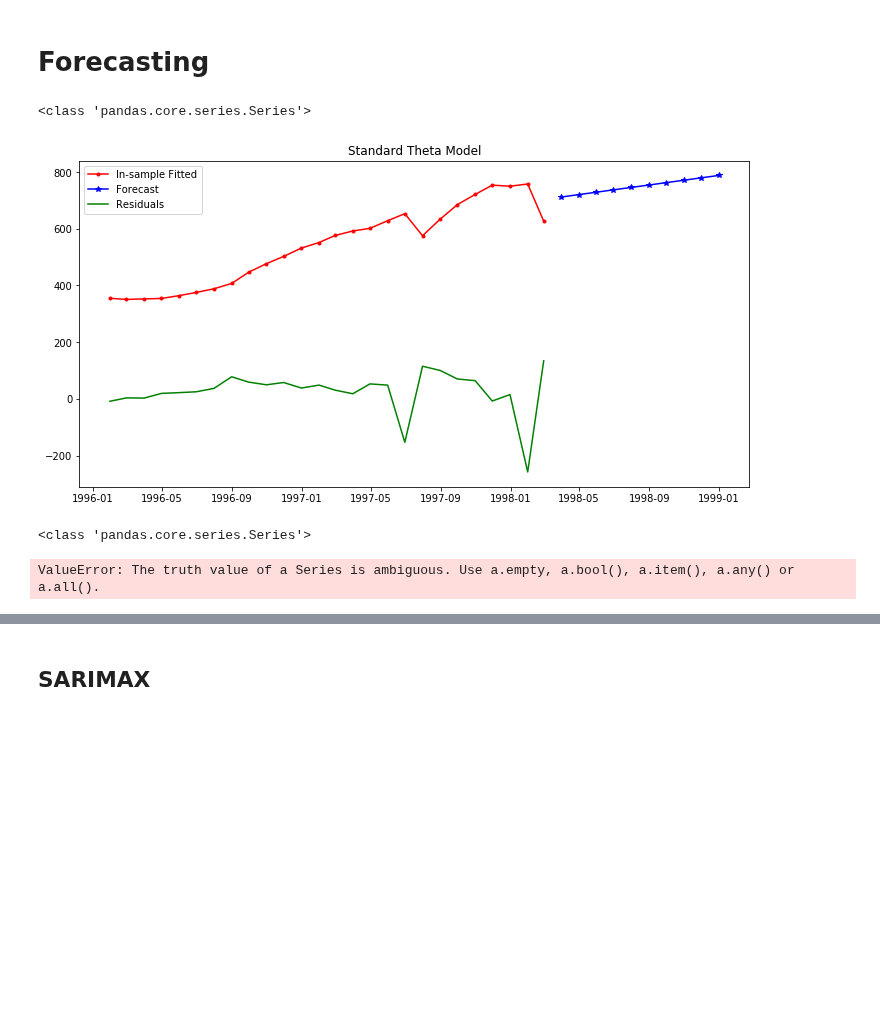
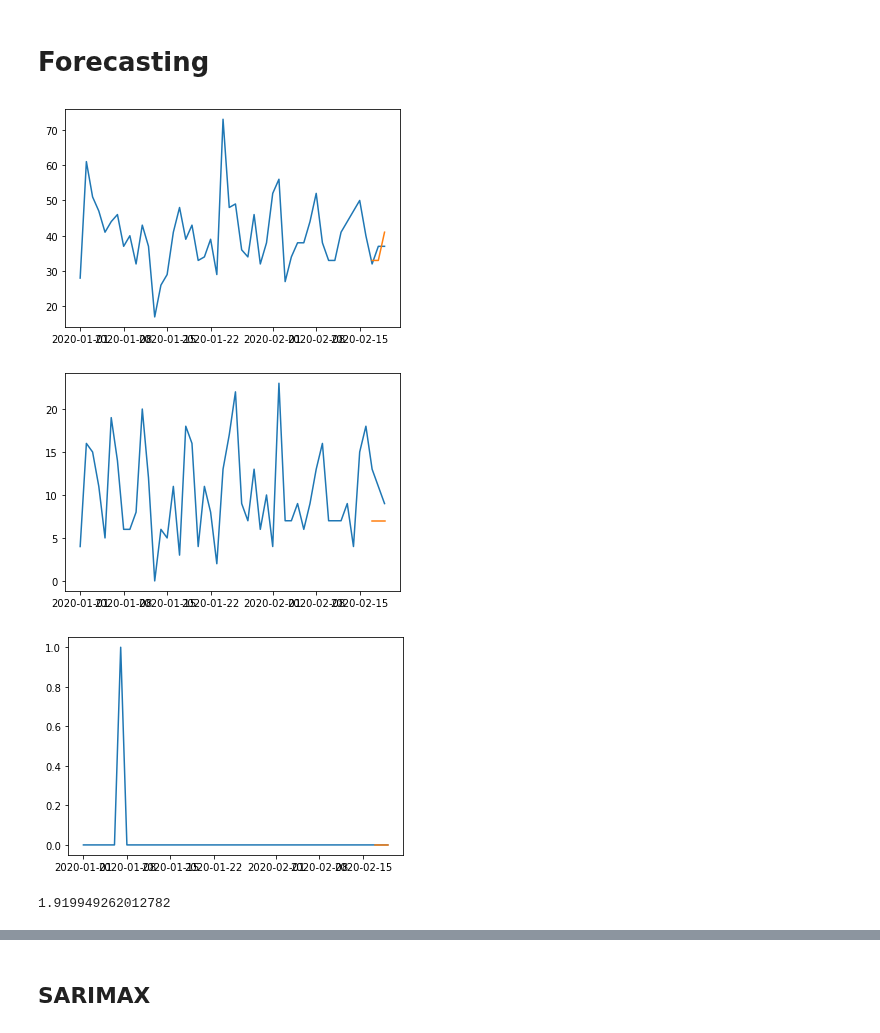
Before and after one commit to dejohansson/veritas, a Jupyter notebook: Veritas.ipynb, the cells around one changed output, grey strips where cells are left out. Drawn from its saved outputs; the diff is of its cells as text; code cells hidden in the pictures; blank space fills up the shorter version.

Commit message:
Forecasting results

```diff
--- a/Veritas.ipynb
+++ b/Veritas.ipynb
@@ -786,6 +779,29 @@ start, end = get_intervals(TSF, pd.Timedelta(8, unit="W"))[0]
 window = TSF[(TSF.index.get_level_values("date") > start) & (TSF.index.get_level_values("date") <= end)]
 formatted_window = format_ts(window, start, end, "24H", [], flatten=False, normalize=False)
 grp = formatted_window.groupby(level="device_id")
+# %%
+from sklearn.metrics import mean_squared_error
+for _, device in grp:
+    train = device.iloc[-10:-3]
+    test = device.iloc[-3:]
+    pred = sarimax(train, 3).set_index(test.index)
+    plt.plot(device["num_orders"].reset_index(level = ["store_id", "device_id"], drop=True))
+    plt.plot(pred["num_orders"].reset_index(level = ["store_id", "device_id"], drop=True))
+    plt.show()
+    plt.plot(device["product_256"].reset_index(level = ["store_id", "device_id"], drop=True))
+    plt.plot(pred["product_256"].reset_index(level = ["store_id", "device_id"], drop=True))
+    plt.show()
+    plt.plot(device["product_131"].reset_index(level = ["store_id", "device_id"], drop=True))
+    plt.plot(pred["product_131"].reset_index(level = ["store_id", "device_id"], drop=True))
+    plt.show()
+
+    print(mean_squared_error(test, pred, squared=False, multioutput="uniform_average"))
+    break
+# %% [output]
+[figure, added]
+[figure, added]
+[figure, added]
+1.919949262012782
 # %%
 from statsmodels.tsa.vector_ar.var_model import VAR
 #from statsmodels.tsa.arima.model import ARIMA
@@ -839,57 +875,6 @@ def var(train, n_steps):
     var_forecast = model_fit.forecast(model_fit.y, steps=n_steps)
     pred.update(pd.DataFrame(var_forecast, columns=other_cols, index=pred.index))
     return pred
-# %%
-from theta_model import sesThetaF
-val = [346.6565,  354.4733,  355.663 ,  373.6322,  386.2713,
-  400.5881, 425.3325,  485.1494,  506.0482,  526.792 ,
-  560.2689,  570.211, 600.12, 607.23, 610.23,
-  654.27, 676.89, 500.24, 690.56, 734.23,
-  755.23, 785.23, 746.217, 765.23, 500.23, 761.25]
-
-index= pd.date_range(start='01-01-1996', end='02-28-1998', freq='M')
-data = pd.Series(val, index)
-print(type(data))
-model = sesThetaF(data, s_period = 10)
-
-mean = model['mean']
-
-fitted =  model['fitted']
-
-residuals = model['residuals']
-
-plt.figure(figsize = (12,6))
-
-plt.plot(fitted, marker = '.', color = 'red', label = 'In-sample Fitted')
-plt.plot(mean, marker = '*', color = 'blue', label = 'Forecast')
-plt.plot(residuals, marker = '', color = 'green', label = 'Residuals')
-plt.title('Standard Theta Model')
-plt.legend()
-plt.show()
-# %% [output]
-<class 'pandas.core.series.Series'>
-[figure, removed]
-# %%
-from sklearn.metrics import mean_squared_error
-for _, device in grp:
-    device = device.reset_index(level = ["store_id", "device_id"], drop=True)["num_orders"].asfreq("D")
-    print(type(device.asfreq("D")))
-    model = sesThetaF(device, 11)
-    # train = device.iloc[:-7]
-    # test = device.iloc[-7:]
-    # pred = theta(train, 7).set_index(test.index)
-    # plt.plot(device["num_orders"].reset_index(level = ["store_id", "device_id"], drop=True))
-    # plt.plot(pred["num_orders"].reset_index(level = ["store_id", "device_id"], drop=True))
-    # plt.show()
-    # plt.plot(device["product_256"].reset_index(level = ["store_id", "device_id"], drop=True))
-    # plt.plot(pred["product_256"])
-    # plt.show()
-
-    # print(mean_squared_error(test, pred, squared=False, multioutput="uniform_average"))
-    break
-# %% [output]
-<class 'pandas.core.series.Series'>
-ValueError: The truth value of a Series is ambiguous. Use a.empty, a.bool(), a.item(), a.any() or a.all().
 # %%
 from sklearn.metrics.cluster import adjusted_mutual_info_score
 from sklearn.metrics import mean_squared_error, r2_score
```
Also changed, not shown: parts of 19 cells of this notebook, 5 other files.
